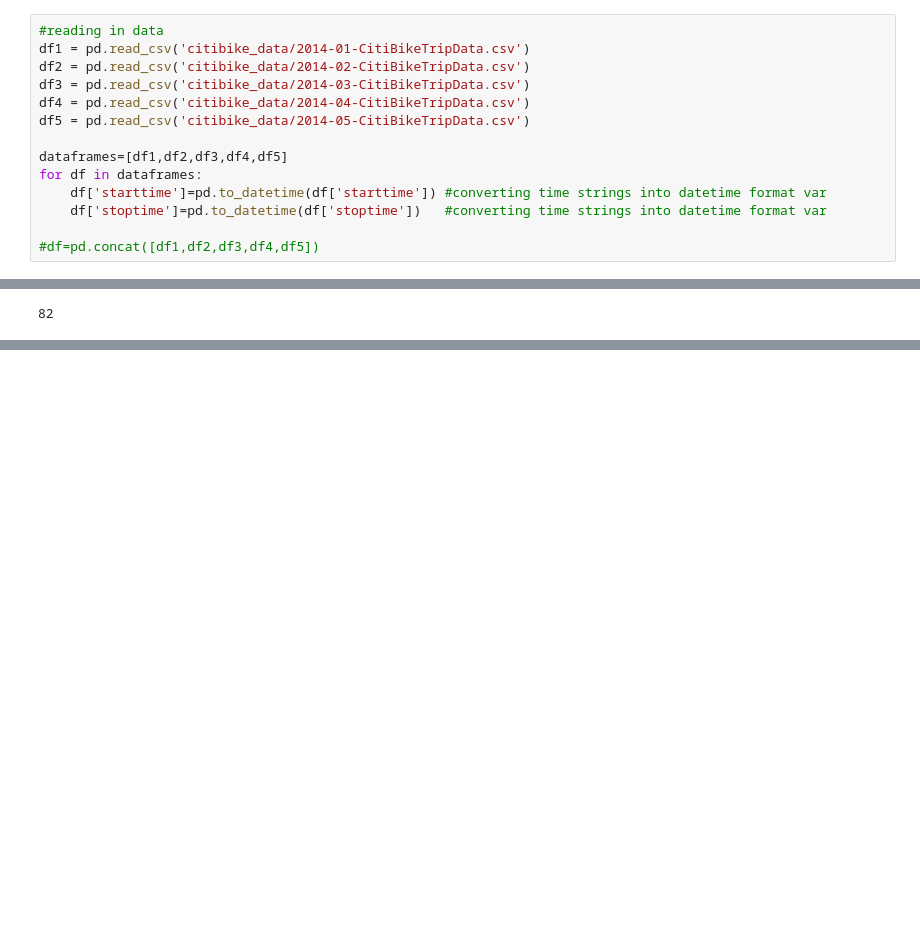
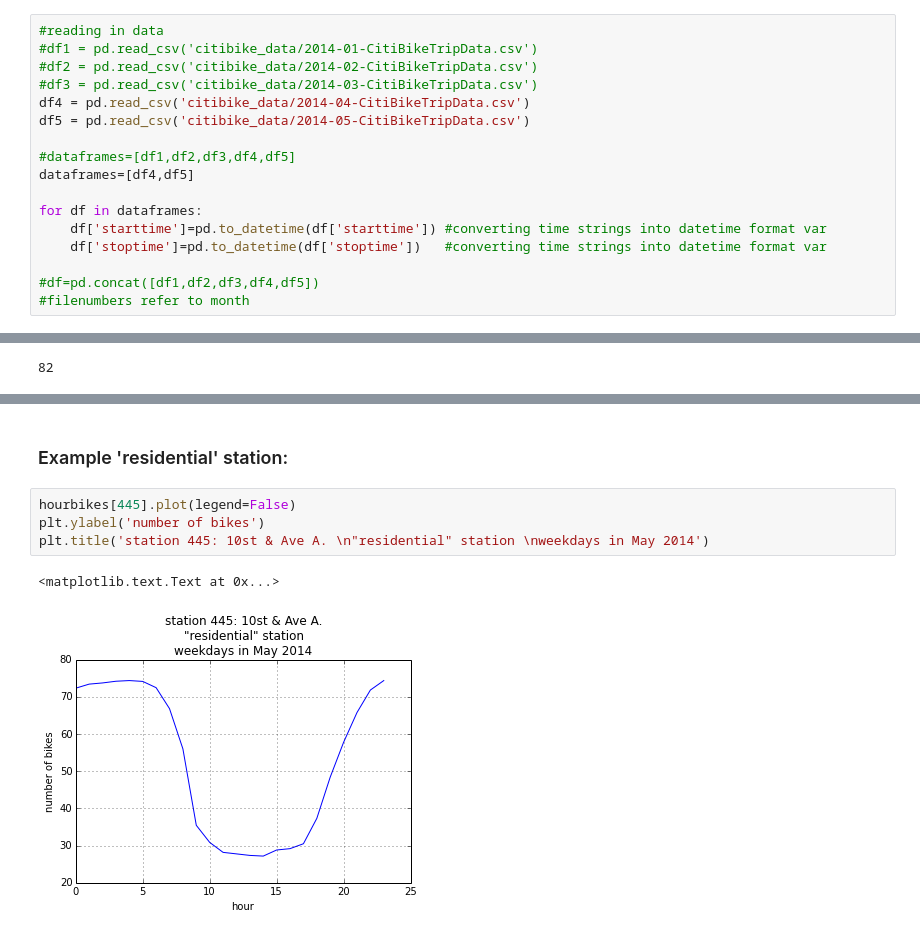
Before and after one commit to deenapatel/citibike, a Jupyter notebook: Citibike.ipynb, the cells around one changed output, grey strips where cells are left out. Cells and saved outputs as stored; diff of their text form; blank space fills up the shorter version.

```diff
--- a/Citibike.ipynb
+++ b/Citibike.ipynb
@@ -6,15 +9,18 @@ import datetime as dt
 import matplotlib.pyplot as plt
 # %%
 #reading in data
-df1 = pd.read_csv('citibike_data/2014-01-CitiBikeTripData.csv')
-df2 = pd.read_csv('citibike_data/2014-02-CitiBikeTripData.csv')
-df3 = pd.read_csv('citibike_data/2014-03-CitiBikeTripData.csv')
+#df1 = pd.read_csv('citibike_data/2014-01-CitiBikeTripData.csv')
+#df2 = pd.read_csv('citibike_data/2014-02-CitiBikeTripData.csv')
+#df3 = pd.read_csv('citibike_data/2014-03-CitiBikeTripData.csv')
 df4 = pd.read_csv('citibike_data/2014-04-CitiBikeTripData.csv')
 df5 = pd.read_csv('citibike_data/2014-05-CitiBikeTripData.csv')
 
-dataframes=[df1,df2,df3,df4,df5]
+#dataframes=[df1,df2,df3,df4,df5]
+dataframes=[df4,df5]
+
 for df in dataframes:
     df['starttime']=pd.to_datetime(df['starttime']) #converting time strings into datetime format var
     df['stoptime']=pd.to_datetime(df['stoptime'])   #converting time strings into datetime format var
 
 #df=pd.concat([df1,df2,df3,df4,df5])
+#filenumbers refer to month
@@ -265,0 +195,9 @@ Name: totalDocks, Length: 332, dtype: int64
+# %% [markdown]
+### Example 'residential' station:
+# %%
+hourbikes[445].plot(legend=False)
+plt.ylabel('number of bikes')
+plt.title('station 445: 10st & Ave A. \n"residential" station \nweekdays in May 2014')
+# %% [output]
+<matplotlib.text.Text at 0x...>
+[figure, added]
```
Also changed, not shown: parts of 43 cells of this notebook.
